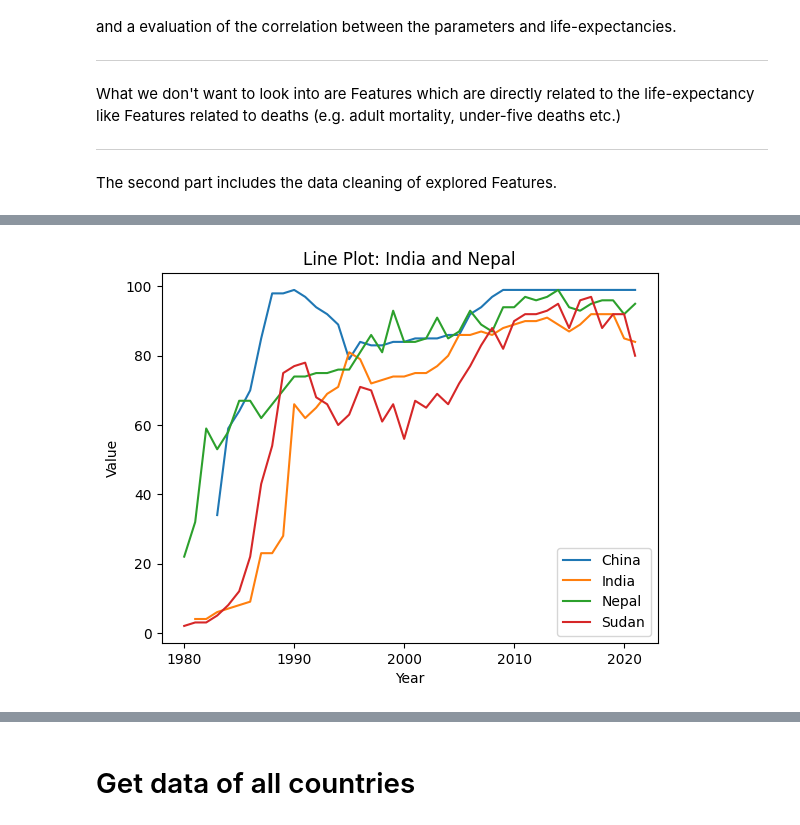
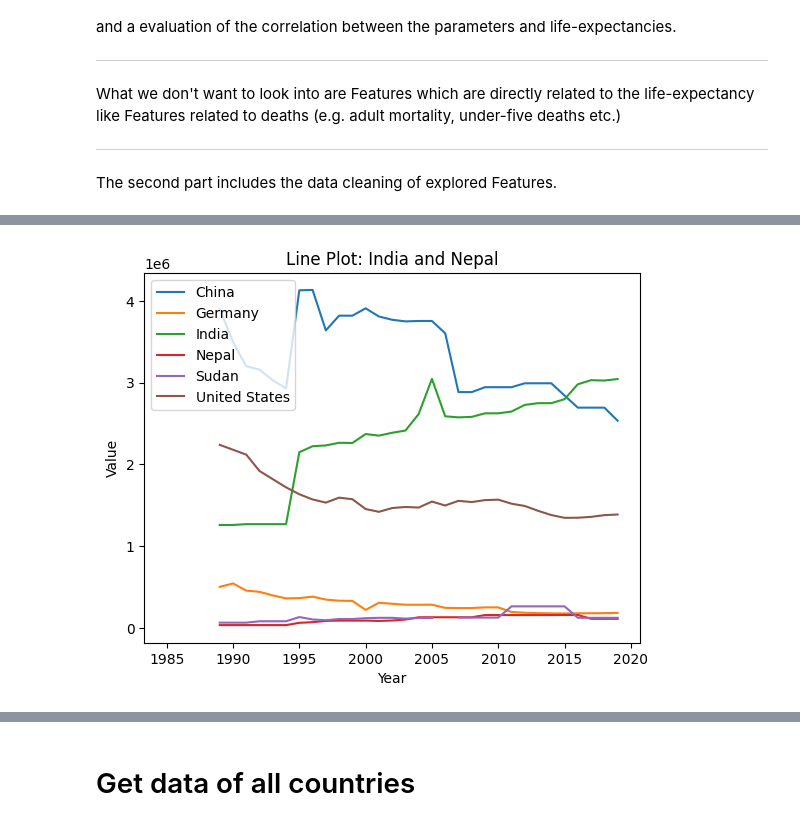
Before and after one commit to svisel22/SS23-BIPM-Big-Data-Group-KMJ-Do-Gooders, a Jupyter notebook: app/predicition model/data_preprocessing.ipynb, the cells around one changed output, grey strips where cells are left out. Drawn from its saved outputs; the diff is of its cells as text; code cells hidden in the pictures.

```diff
--- a/app/predicition model/data_preprocessing.ipynb
+++ b/app/predicition model/data_preprocessing.ipynb
@@ -14,0 +29,5 @@ import wbgapi as wb
+# %%
+# test to gather features
+data_unemployment_rate = get_data('SL.UEM.TOTL.NE.ZS', countries)
+
+data_armed_forces = get_data('MS.MIL.TOTL.P1', countries)
@@ -15,12 +56,12 @@ import wbgapi as wb
 # %%
 # Create a lineplot
-df_filled = data_child_immunization.pivot(index='Date', columns='Country', values='Value')
+df_filled = data_armed_forces.pivot(index='Date', columns='Country', values='Value')
 
 df_filled.plot.line()
 plt.xlabel('Year')
 plt.ylabel('Value')
 plt.title('Line Plot: India and Nepal')
 plt.legend()
 plt.show()
 # %% [output]
-[figure, old version]
+[figure, new version]
```
Also changed, not shown: parts of 32 cells of this notebook.
